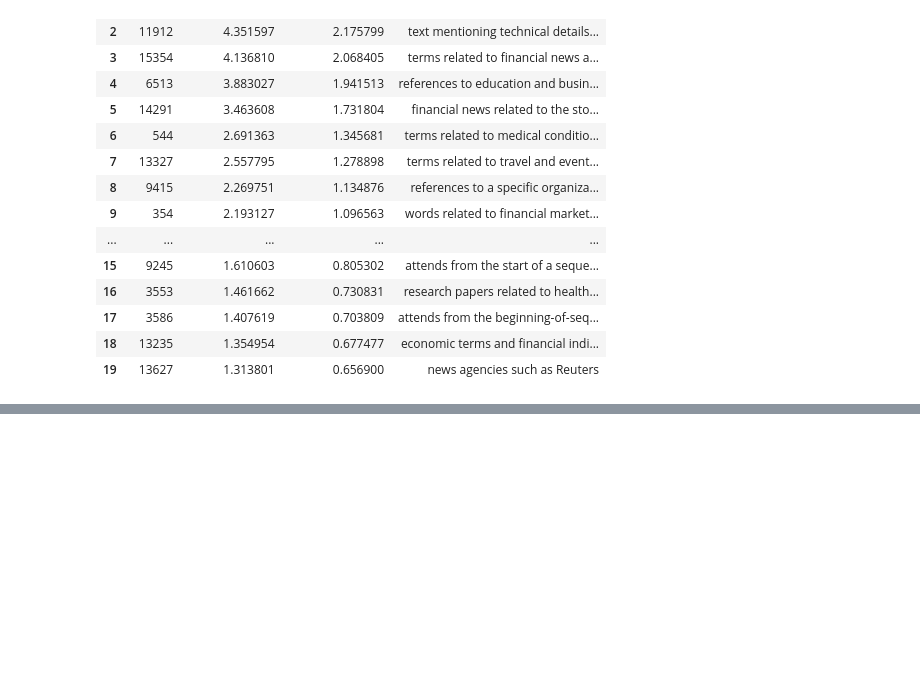
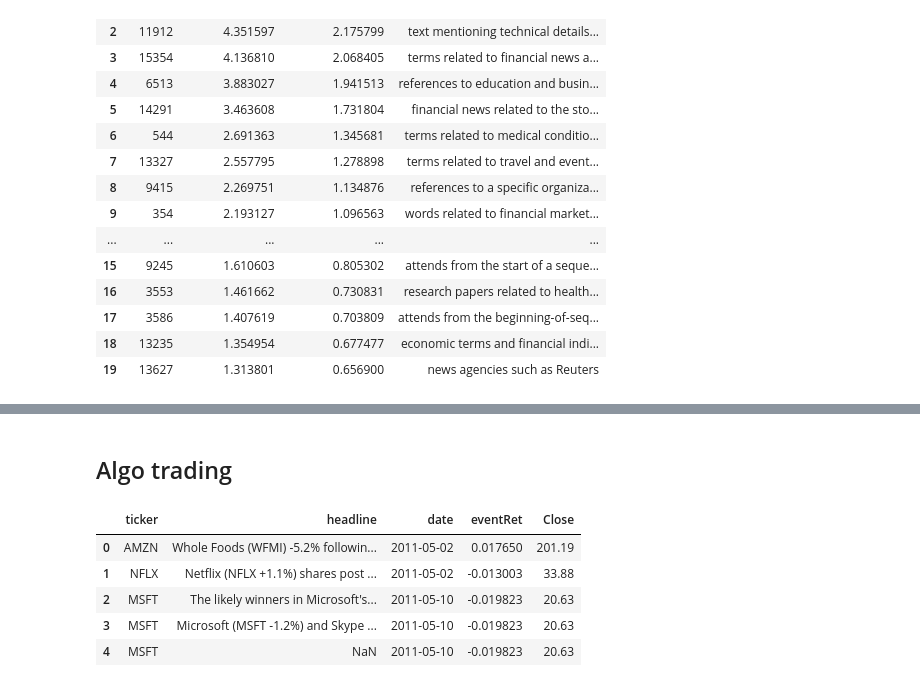
Before and after one commit to tatsath/Interpretability, a Jupyter notebook: ActivationDetectTwoPass.ipynb, the cells around one changed output, grey strips where cells are left out. Drawn from its saved outputs; the diff is of its cells as text; code cells hidden in the pictures; blank space fills up the shorter version.

```diff
--- a/ActivationDetectTwoPass.ipynb
+++ b/ActivationDetectTwoPass.ipynb
@@ -747,0 +889,17 @@ By understanding these different products, you can make more informed investment
+# %% [markdown]
+## Algo trading
+# %%
+import pandas as pd
+
+# GitHub raw URL (converted from the regular URL)
+df = pd.read_csv("https://raw.githubusercontent.com/tatsath/Interpretability/main/data.csv", sep="|")
+
+# Display the first few rows
+df.head()
+# %% [output]
+|  | ticker | headline | date | eventRet | Close |
+| 0 | AMZN | Whole Foods (WFMI) -5.2% followin... | 2011-05-02 | 0.017650 | 201.19 |
+| 1 | NFLX | Netflix (NFLX +1.1%) shares post ... | 2011-05-02 | -0.013003 | 33.88 |
+| 2 | MSFT | The likely winners in Microsoft's... | 2011-05-10 | -0.019823 | 20.63 |
+| 3 | MSFT | Microsoft (MSFT -1.2%) and Skype ... | 2011-05-10 | -0.019823 | 20.63 |
+| 4 | MSFT | NaN | 2011-05-10 | -0.019823 | 20.63 |
```
Also changed, not shown: parts of 22 cells of this notebook.
